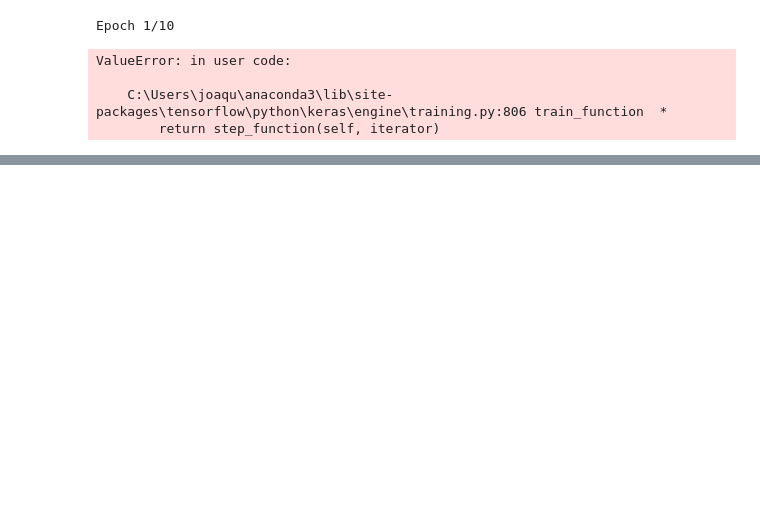
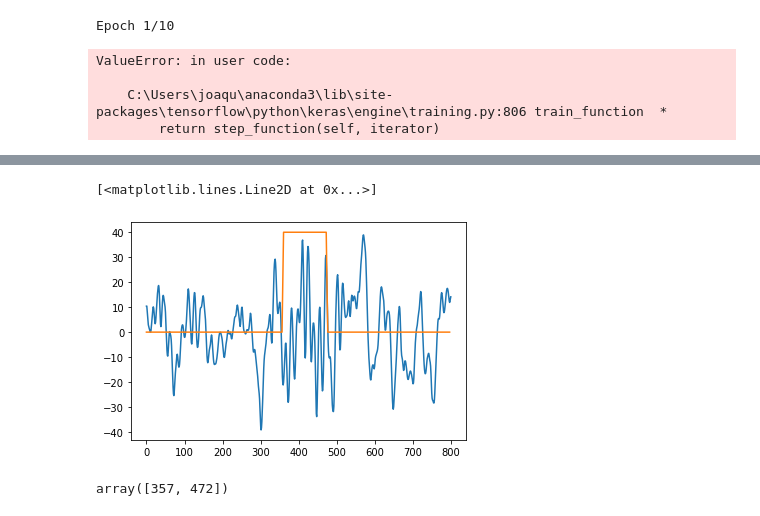
Before and after one commit to joaquin2c/EL4106-Proyecto-Localizacion-husos-sigma, a Jupyter notebook: Codigo_Spindles.ipynb, the cells around one changed output, grey strips where cells are left out. Cells and saved outputs as stored; diff of their text form; code cells hidden in the pictures; blank space fills up the shorter version.

```diff
--- a/Codigo_Spindles.ipynb
+++ b/Codigo_Spindles.ipynb
@@ -172,0 +188,10 @@ ValueError: in user code:
+# %%
+plt.plot(x_train_pre[0])
+plt.plot(time,y_train[0]*40)
+# %% [output]
+[<matplotlib.lines.Line2D at 0x...>]
+[figure, added]
+# %%
+y_train_pre[0]
+# %% [output]
+array([357, 472])
```
Also changed, not shown: parts of 6 cells of this notebook, 2 other files.
